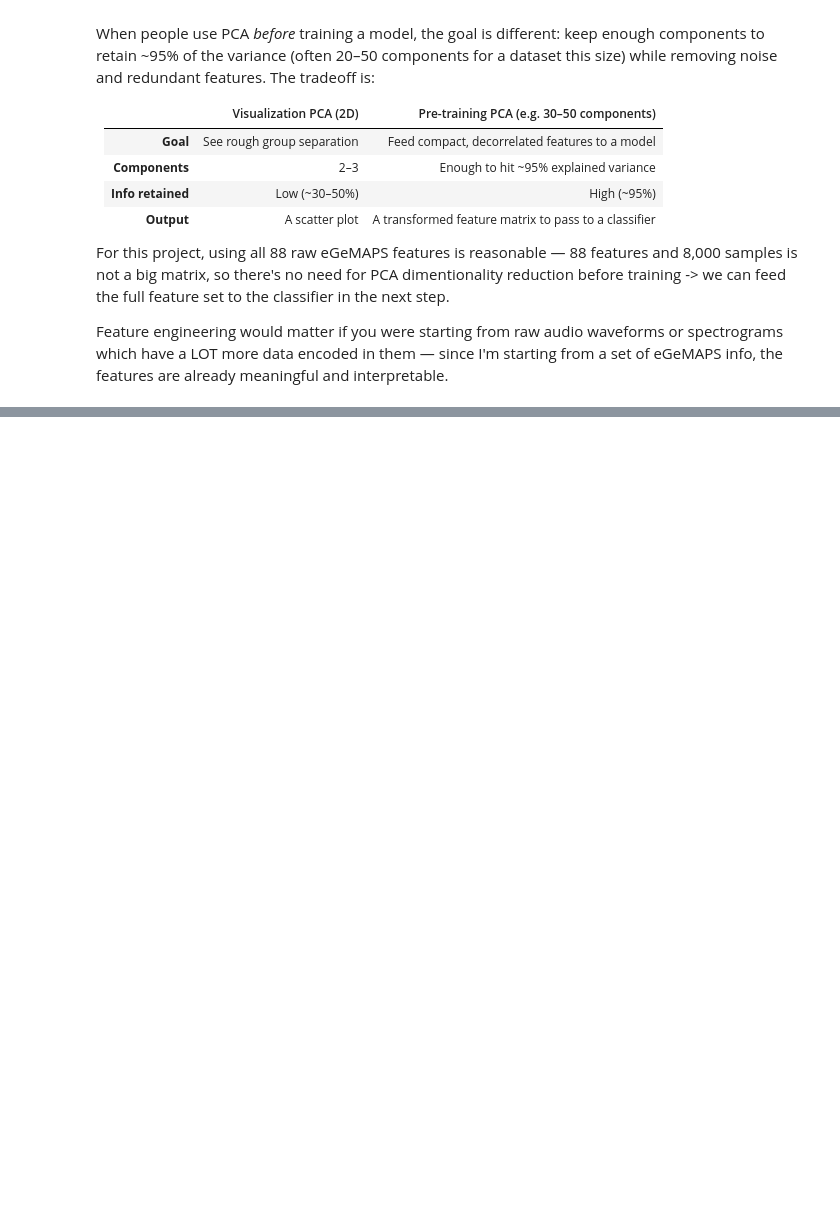
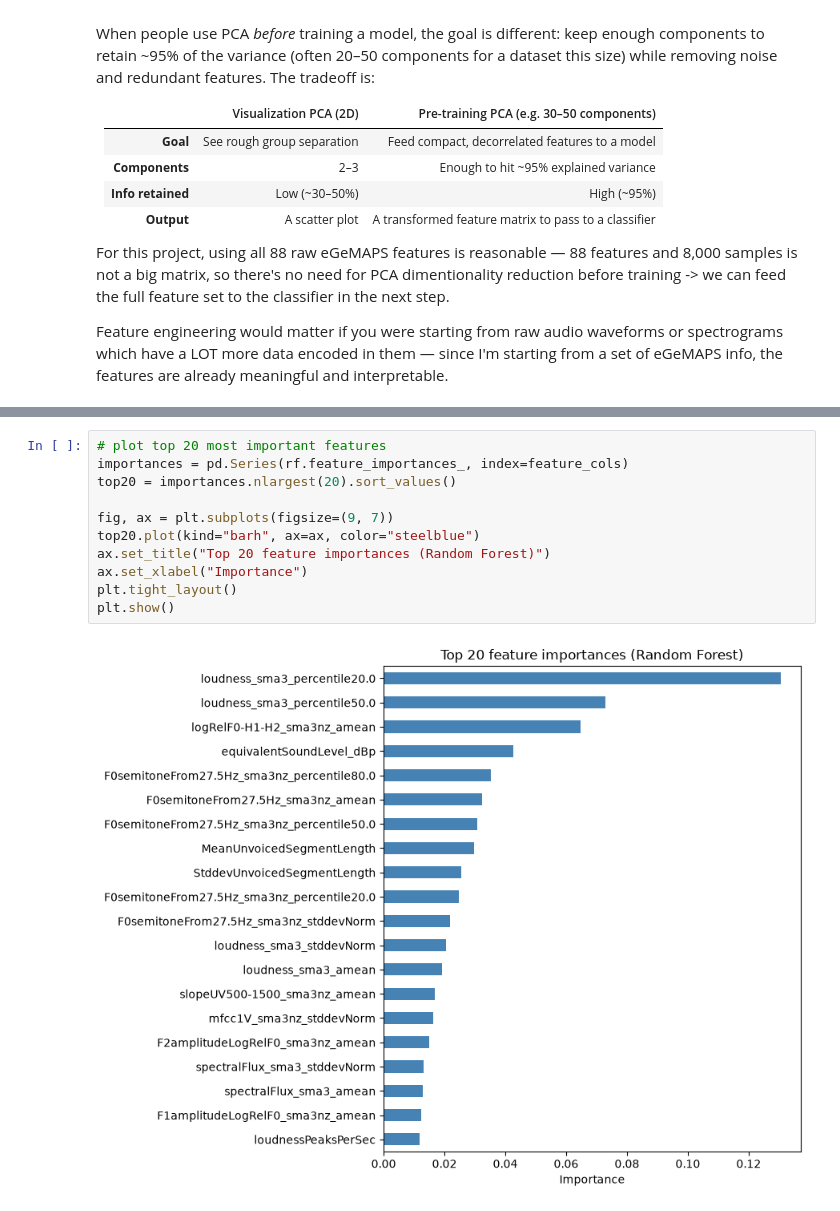
Before and after one commit to Evelyn-Ding/summeratseas, a Jupyter notebook: week-04/torgo_analysis.ipynb, the cells around one changed output, grey strips where cells are left out. Drawn from its saved outputs; the diff is of its cells as text; blank space fills up the shorter version.

```diff
--- a/week-04/torgo_analysis.ipynb
+++ b/week-04/torgo_analysis.ipynb
@@ -140,0 +183,13 @@ Feature engineering would matter if you were starting from raw audio waveforms o
+# %%
+# plot top 20 most important features
+importances = pd.Series(rf.feature_importances_, index=feature_cols)
+top20 = importances.nlargest(20).sort_values()
+
+fig, ax = plt.subplots(figsize=(9, 7))
+top20.plot(kind="barh", ax=ax, color="steelblue")
+ax.set_title("Top 20 feature importances (Random Forest)")
+ax.set_xlabel("Importance")
+plt.tight_layout()
+plt.show()
+# %% [output]
+[figure, added]
```
Also changed, not shown: parts of 5 cells of this notebook.
